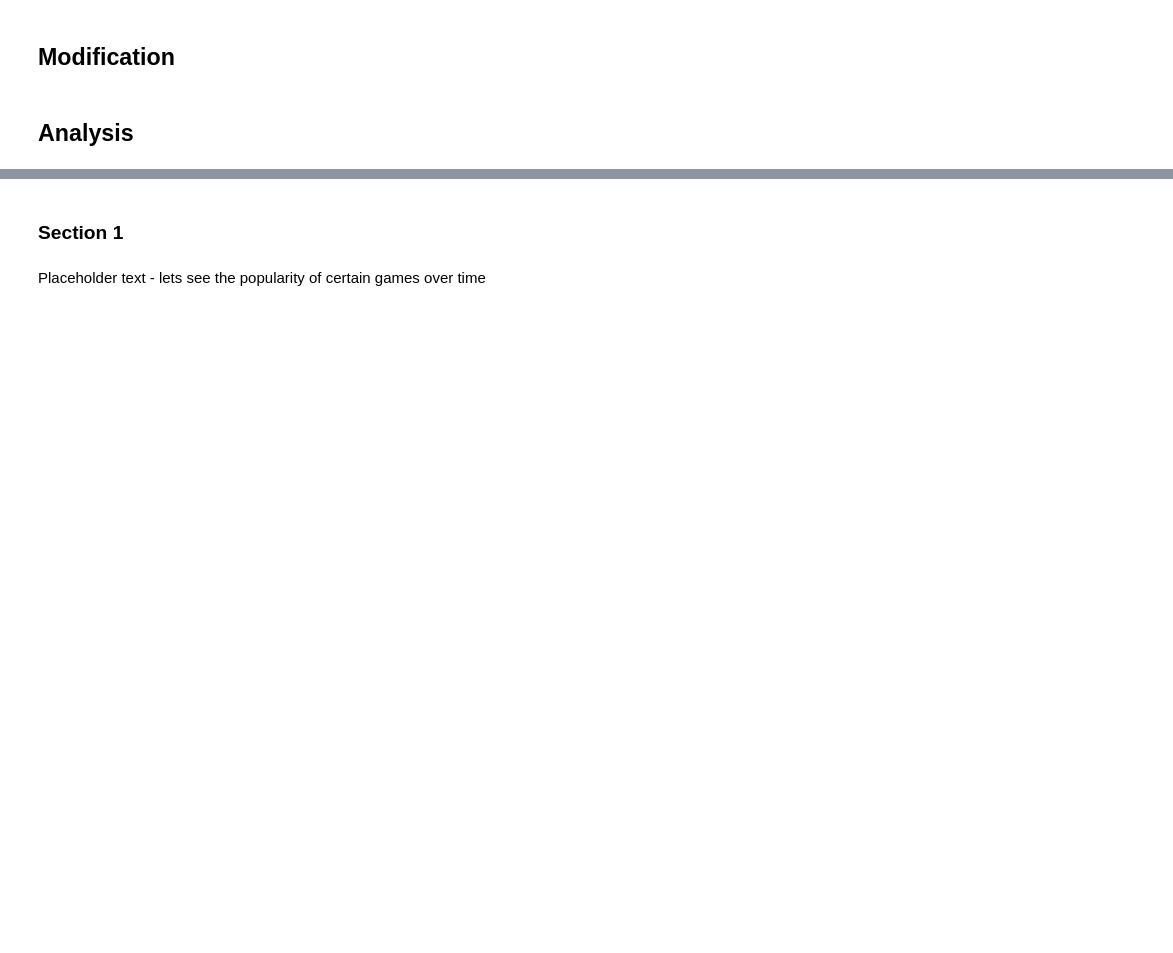
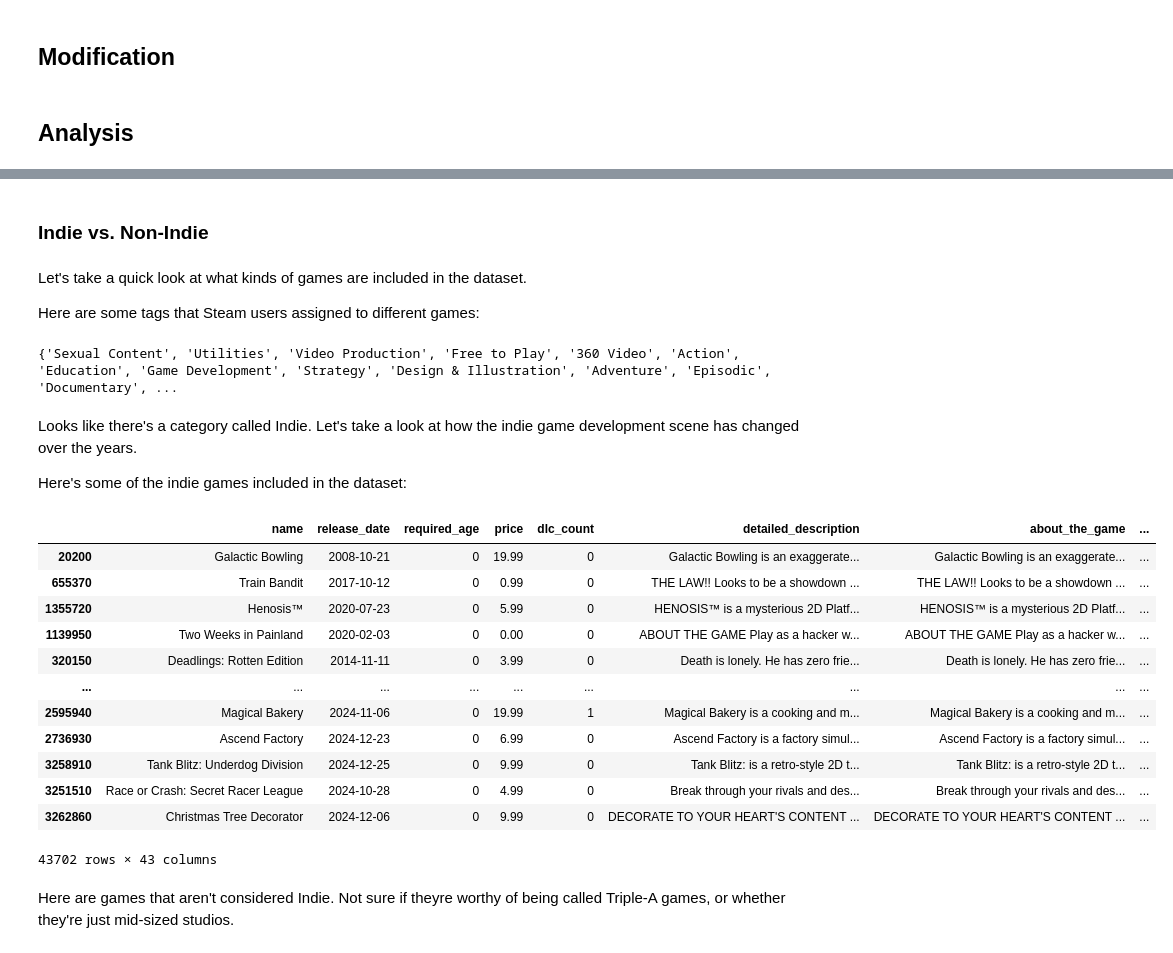
Before and after one commit to 1metropolis/steam-analysis, a Jupyter notebook: dataviz.ipynb, the cells around one changed output, grey strips where cells are left out. Cells and saved outputs as stored; diff of their text form; code cells hidden in the pictures; blank space fills up the shorter version.

```diff
--- a/dataviz.ipynb
+++ b/dataviz.ipynb
@@ -94,0 +62,4 @@ plt.show()
+# %%
+games_2025 = df[df['release_date'].dt.year == 2025].index
+
+df = df.drop(games_2025)
@@ -99,5 +117,41 @@ plt.show()
 # %% [markdown]
-### Section 1
+### Indie vs. Non-Indie
-# %% [markdown]
-Placeholder text - lets see the popularity of certain games over time
+# %% [markdown]
+Let's take a quick look at what kinds of games are included in the dataset.
+
+Here are some tags that Steam users assigned to different games:
+# %%
+unique_genres = set(
+    genre
+    for genres_list in df['genres']
+    if isinstance(genres_list, list)
+    for genre in genres_list
+)
+
+print(unique_genres)
+# %% [output]
+{'Sexual Content', 'Utilities', 'Video Production', 'Free to Play', '360 Video', 'Action', 'Education', 'Game Development', 'Strategy', 'Design & Illustration', 'Adventure', 'Episodic', 'Documentary', ...
+# %% [markdown]
+Looks like there's a category called Indie. Let's take a look at how the indie game development scene has changed over the years.
+
+Here's some of the indie games included in the dataset:
+# %%
+indie_games = df[df['tags'].apply(lambda x: isinstance(x, dict) and 'Indie' in x)]
+indie_games
+# %% [output]
+|  | name | release_date | required_age | price | dlc_count | detailed_description | about_the_game | ... |
+| 20200 | Galactic Bowling | 2008-10-21 | 0 | 19.99 | 0 | Galactic Bowling is an exaggerate... | Galactic Bowling is an exaggerate... | ... |
+| 655370 | Train Bandit | 2017-10-12 | 0 | 0.99 | 0 | THE LAW!! Looks to be a showdown ... | THE LAW!! Looks to be a showdown ... | ... |
+| 1355720 | Henosis™ | 2020-07-23 | 0 | 5.99 | 0 | HENOSIS™ is a mysterious 2D Platf... | HENOSIS™ is a mysterious 2D Platf... | ... |
+| 1139950 | Two Weeks in Painland | 2020-02-03 | 0 | 0.00 | 0 | ABOUT THE GAME Play as a hacker w... | ABOUT THE GAME Play as a hacker w... | ... |
+| 320150 | Deadlings: Rotten Edition | 2014-11-11 | 0 | 3.99 | 0 | Death is lonely. He has zero frie... | Death is lonely. He has zero frie... | ... |
+| ... | ... | ... | ... | ... | ... | ... | ... | ... |
+| 2595940 | Magical Bakery | 2024-11-06 | 0 | 19.99 | 1 | Magical Bakery is a cooking and m... | Magical Bakery is a cooking and m... | ... |
+| 2736930 | Ascend Factory | 2024-12-23 | 0 | 6.99 | 0 | Ascend Factory is a factory simul... | Ascend Factory is a factory simul... | ... |
+| 3258910 | Tank Blitz: Underdog Division | 2024-12-25 | 0 | 9.99 | 0 | Tank Blitz: is a retro-style 2D t... | Tank Blitz: is a retro-style 2D t... | ... |
+| 3251510 | Race or Crash: Secret Racer League | 2024-10-28 | 0 | 4.99 | 0 | Break through your rivals and des... | Break through your rivals and des... | ... |
+| 3262860 | Christmas Tree Decorator | 2024-12-06 | 0 | 9.99 | 0 | DECORATE TO YOUR HEART'S CONTENT ... | DECORATE TO YOUR HEART'S CONTENT ... | ... |
+43702 rows × 43 columns
+# %% [markdown]
+Here are games that aren't considered Indie. Not sure if theyre worthy of being called Triple-A games, or whether they're just mid-sized studios.
 # %%
```
Also changed, not shown: parts of 33 cells of this notebook.
